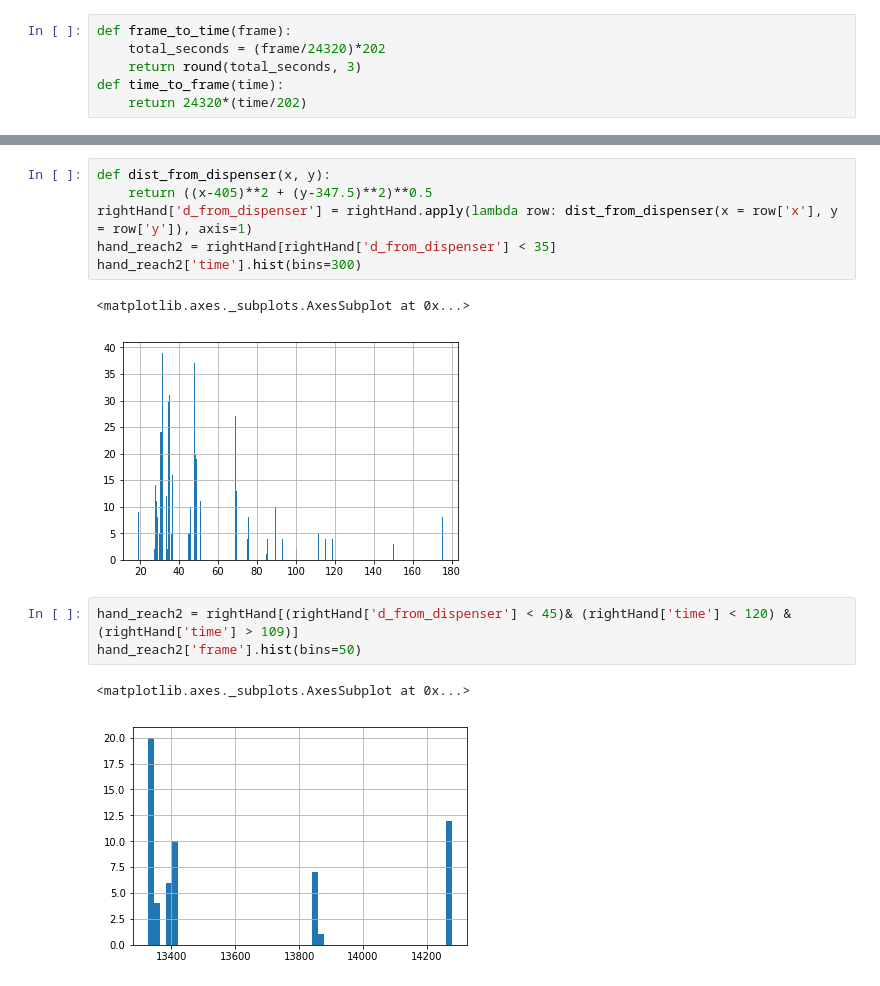
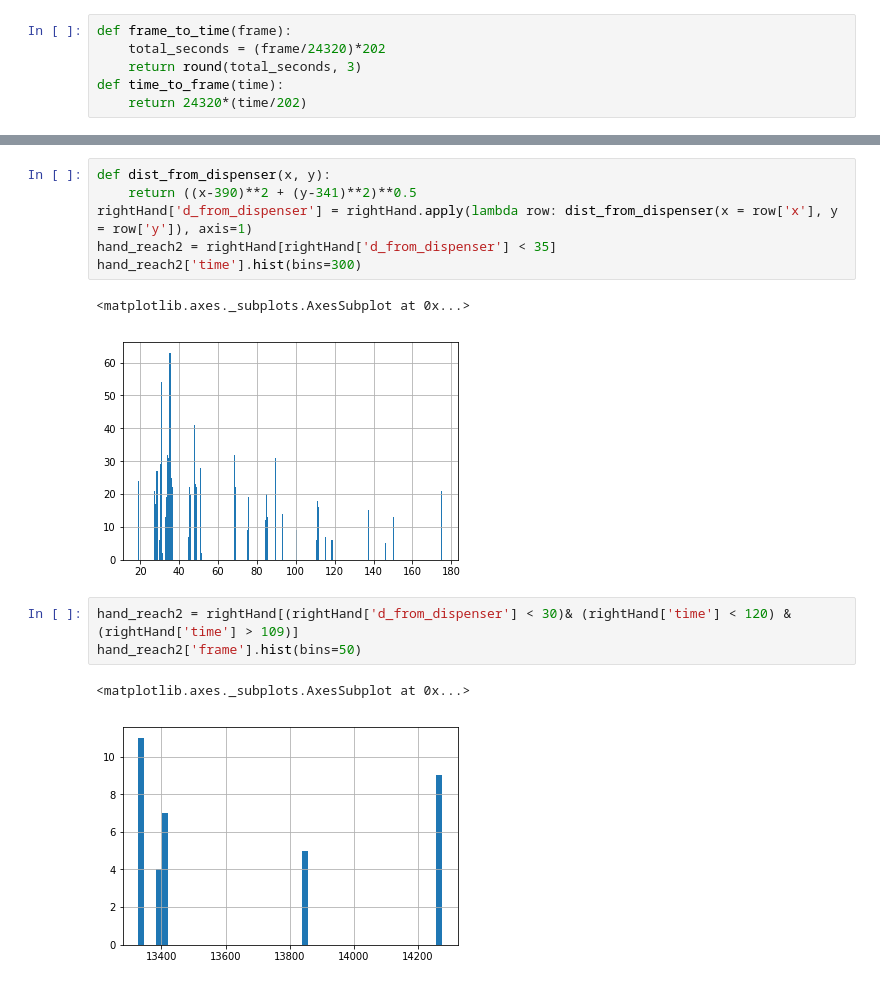
Before and after one commit to vjann/DLC, a Jupyter notebook: examples/data_notebooks/reach_isolation_and_video_creation.ipynb, the cells around one changed output, grey strips where cells are left out. Cells and saved outputs as stored; diff of their text form.

```diff
--- a/examples/data_notebooks/reach_isolation_and_video_creation.ipynb
+++ b/examples/data_notebooks/reach_isolation_and_video_creation.ipynb
@@ -53,19 +55,19 @@ nose.plot(kind='scatter', x='x', y='y')
 [figure]
 # %%
 def dist_from_dispenser(x, y):
-    return ((x-405)**2 + (y-347.5)**2)**0.5
+    return ((x-390)**2 + (y-341)**2)**0.5
 rightHand['d_from_dispenser'] = rightHand.apply(lambda row: dist_from_dispenser(x = row['x'], y = row['y']), axis=1)
 hand_reach2 = rightHand[rightHand['d_from_dispenser'] < 35]
 hand_reach2['time'].hist(bins=300)
 # %% [output]
 <matplotlib.axes._subplots.AxesSubplot at 0x...>
-[figure, old version]
+[figure, new version]
 # %%
-hand_reach2 = rightHand[(rightHand['d_from_dispenser'] < 45)& (rightHand['time'] < 120) & (rightHand['time'] > 109)]
+hand_reach2 = rightHand[(rightHand['d_from_dispenser'] < 30)& (rightHand['time'] < 120) & (rightHand['time'] > 109)]
 hand_reach2['frame'].hist(bins=50)
 # %% [output]
 <matplotlib.axes._subplots.AxesSubplot at 0x...>
-[figure, old version]
+[figure, new version]
 # %%
 hand_reach2 = rightHand[rightHand['d_from_dispenser'] < 40]
 def get_reaches():
```
Also changed, not shown: parts of 15 cells of this notebook.
